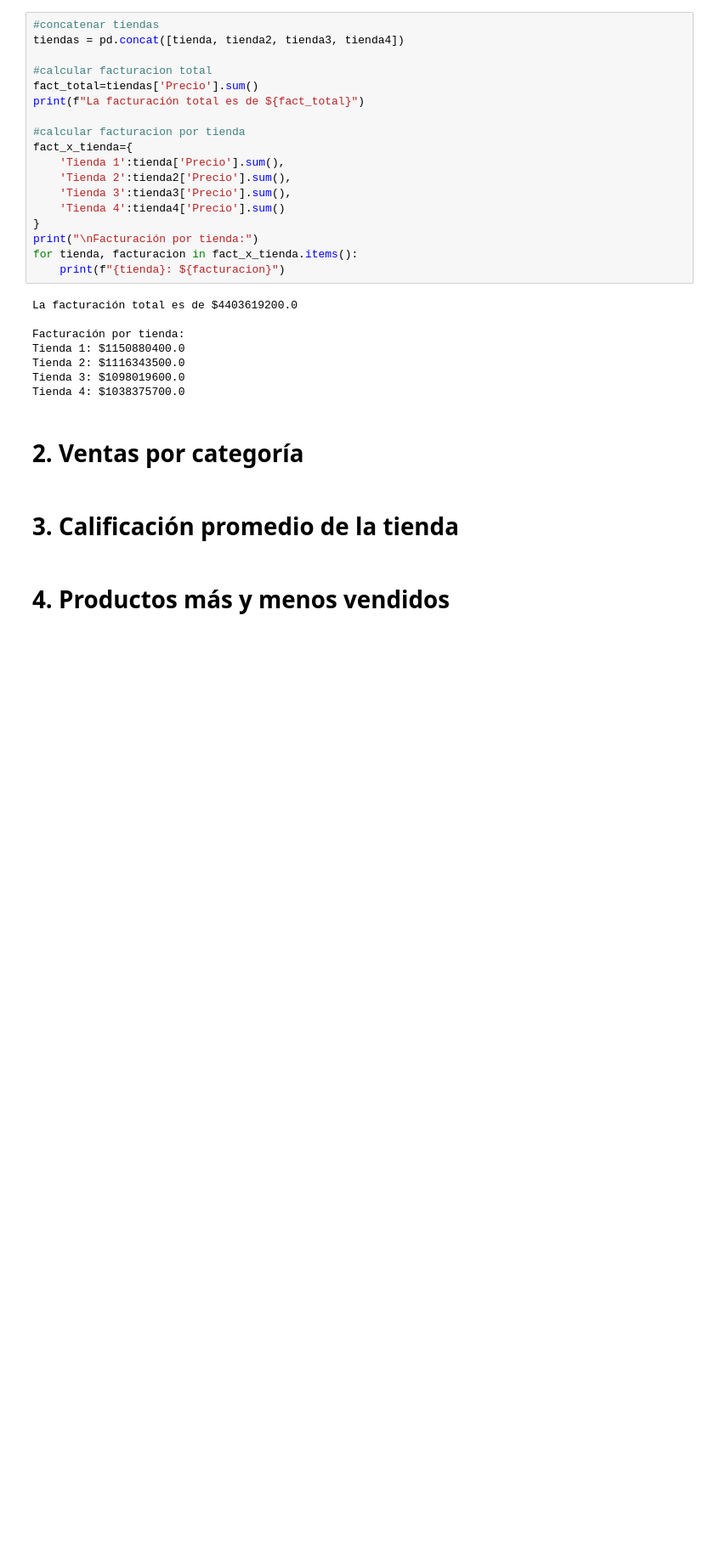
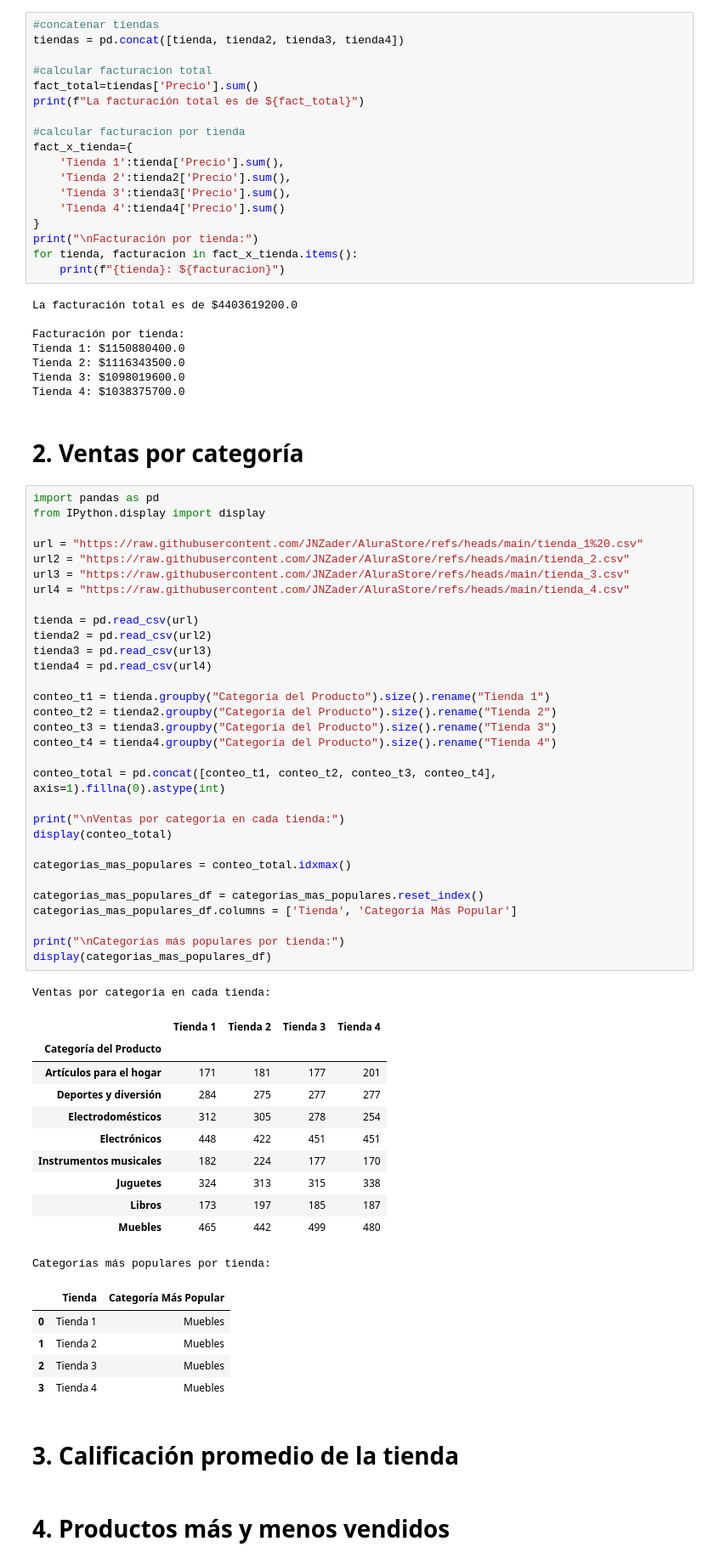
Before and after one commit to JNZader/AluraStore, a Jupyter notebook: AluraStoreLatam.ipynb, the cells around one changed output. Shown at 85% size. Cells and saved outputs as stored; diff of their text form; blank space fills up the shorter version.

```diff
--- a/AluraStoreLatam.ipynb
+++ b/AluraStoreLatam.ipynb
@@ -42,6 +42,55 @@ Tienda 3: $1098019600.0
 Tienda 4: $1038375700.0
 # %% [markdown]
 # 2. Ventas por categoría
+# %%
+import pandas as pd
+from IPython.display import display
+
+url = "https://raw.githubusercontent.com/JNZader/AluraStore/refs/heads/main/tienda_1%20.csv"
+url2 = "https://raw.githubusercontent.com/JNZader/AluraStore/refs/heads/main/tienda_2.csv"
+url3 = "https://raw.githubusercontent.com/JNZader/AluraStore/refs/heads/main/tienda_3.csv"
+url4 = "https://raw.githubusercontent.com/JNZader/AluraStore/refs/heads/main/tienda_4.csv"
+
+tienda = pd.read_csv(url)
+tienda2 = pd.read_csv(url2)
+tienda3 = pd.read_csv(url3)
+tienda4 = pd.read_csv(url4)
+
+conteo_t1 = tienda.groupby("Categoría del Producto").size().rename("Tienda 1")
+conteo_t2 = tienda2.groupby("Categoría del Producto").size().rename("Tienda 2")
+conteo_t3 = tienda3.groupby("Categoría del Producto").size().rename("Tienda 3")
+conteo_t4 = tienda4.groupby("Categoría del Producto").size().rename("Tienda 4")
+
+conteo_total = pd.concat([conteo_t1, conteo_t2, conteo_t3, conteo_t4], axis=1).fillna(0).astype(int)
+
+print("\nVentas por categoria en cada tienda:")
+display(conteo_total)
+
+categorias_mas_populares = conteo_total.idxmax()
+
+categorias_mas_populares_df = categorias_mas_populares.reset_index()
+categorias_mas_populares_df.columns = ['Tienda', 'Categoría Más Popular']
+
+print("\nCategorías más populares por tienda:")
+display(categorias_mas_populares_df)
+# %% [output]
+Ventas por categoria en cada tienda:
+|  | Tienda 1 | Tienda 2 | Tienda 3 | Tienda 4 |
+| Categoría del Producto |  |  |  |  |
+| Artículos para el hogar | 171 | 181 | 177 | 201 |
+| Deportes y diversión | 284 | 275 | 277 | 277 |
+| Electrodomésticos | 312 | 305 | 278 | 254 |
+| Electrónicos | 448 | 422 | 451 | 451 |
+| Instrumentos musicales | 182 | 224 | 177 | 170 |
+| Juguetes | 324 | 313 | 315 | 338 |
+| Libros | 173 | 197 | 185 | 187 |
+| Muebles | 465 | 442 | 499 | 480 |
+Categorías más populares por tienda:
+|  | Tienda | Categoría Más Popular |
+| 0 | Tienda 1 | Muebles |
+| 1 | Tienda 2 | Muebles |
+| 2 | Tienda 3 | Muebles |
+| 3 | Tienda 4 | Muebles |
 # %% [markdown]
 # 3. Calificación promedio de la tienda
 # %% [markdown]
```
